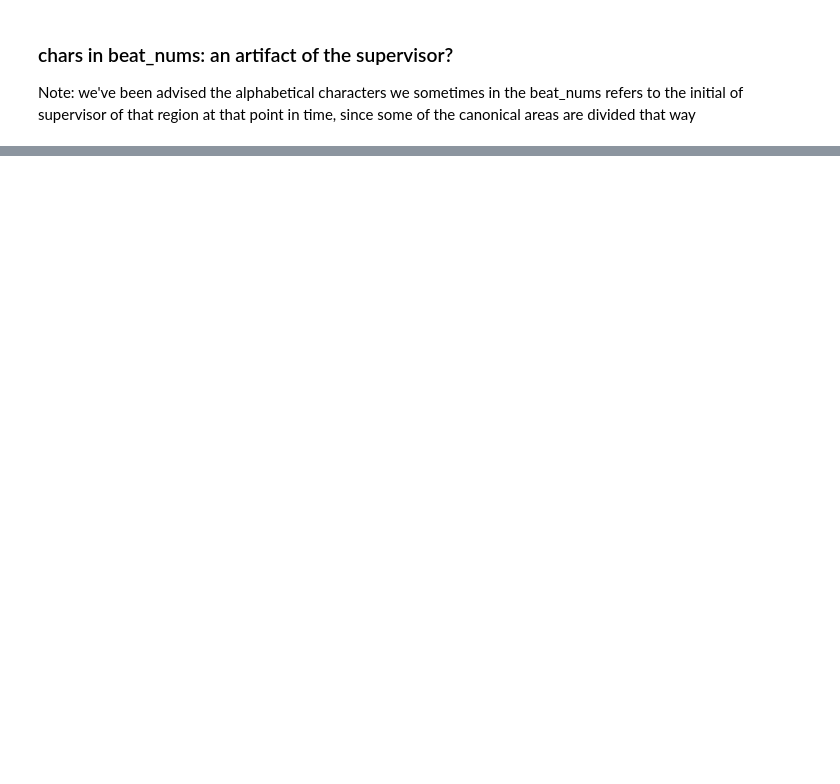
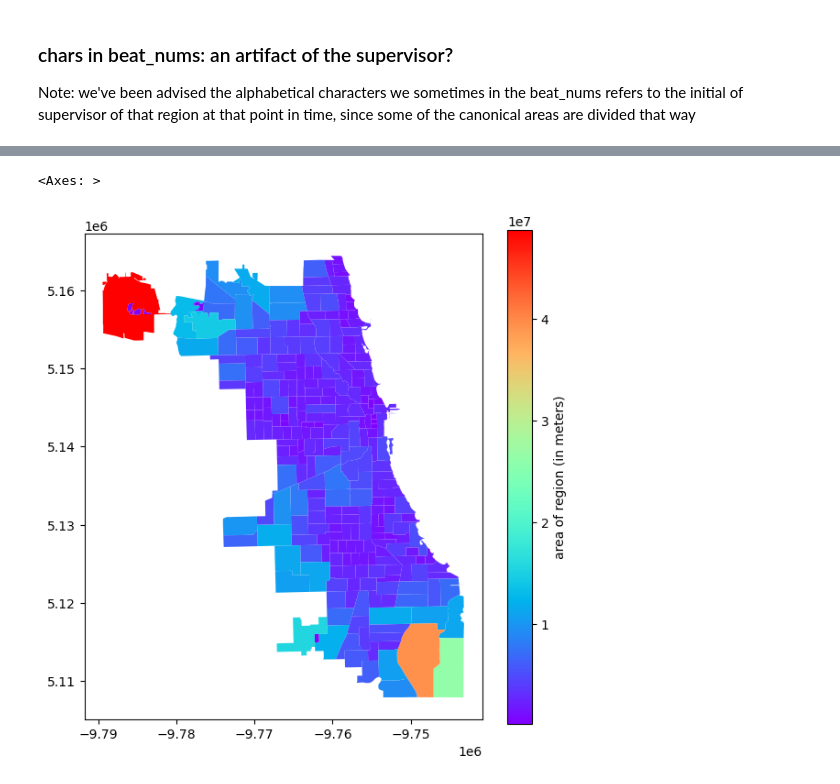
Before and after one commit to HRDAG/Chi-MP-data-story, a Jupyter notebook: notebooks/beats.ipynb, the cells around one changed output, grey strips where cells are left out. Saved outputs shown, nothing was run; the diff lists cells and outputs as text; code cells hidden in the pictures; blank space fills up the shorter version.

```diff
--- a/notebooks/beats.ipynb
+++ b/notebooks/beats.ipynb
@@ -458,0 +406,7 @@ sixth.loc[sixth.rd_no == 'JD368193',
+# %%
+geo_gpd.plot(column='area', cmap='rainbow', legend=True,
+                legend_kwds={'label': "area of region (in meters)"},
+                figsize=(7, 7))
+# %% [output]
+<Axes: >
+[figure, added]
```
Also changed, not shown: parts of 49 cells of this notebook, 2 other files.
